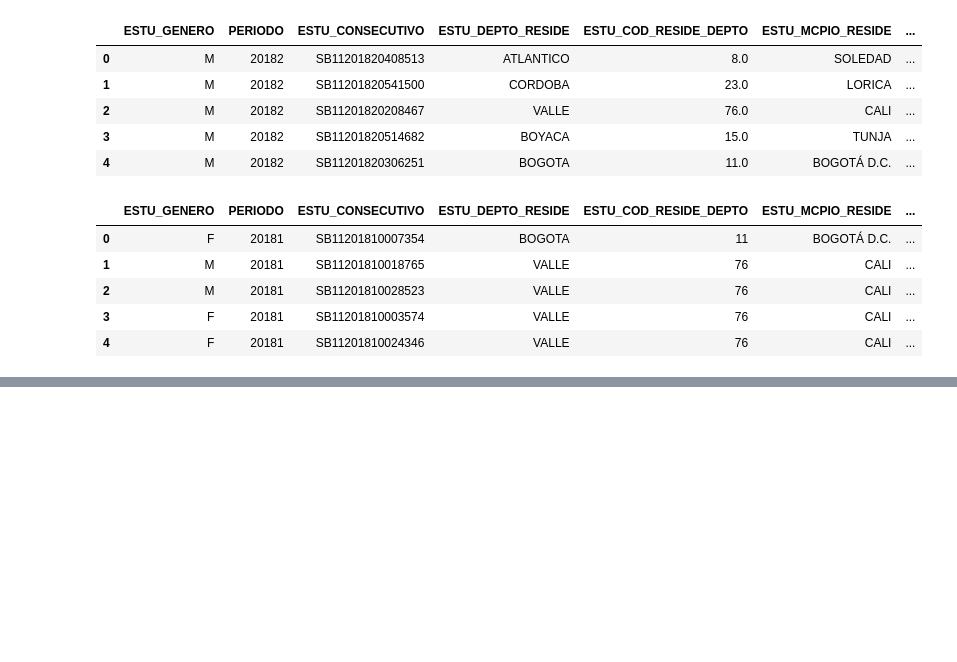
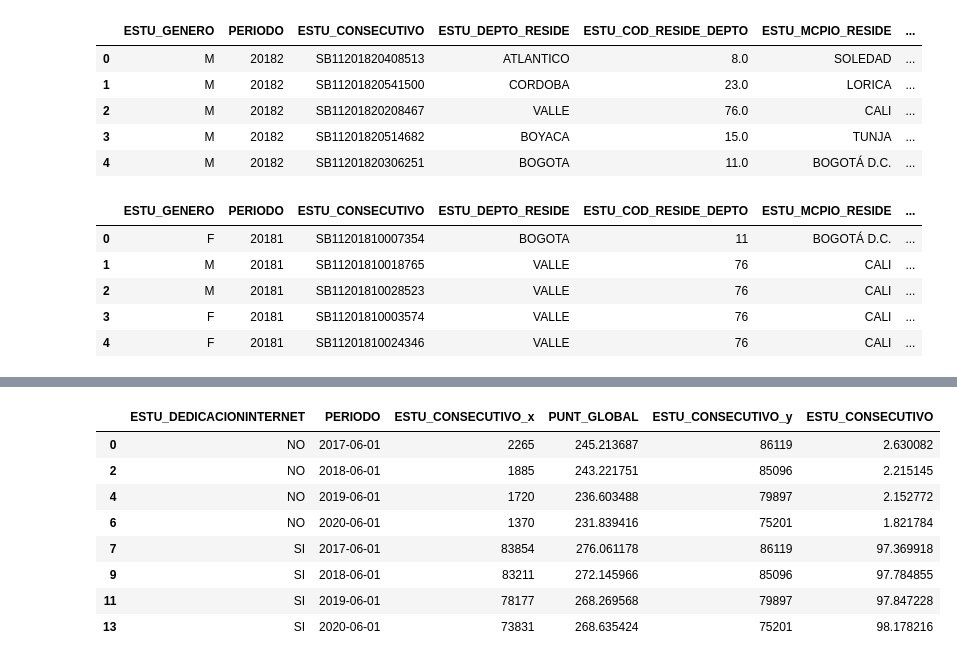
Before and after one commit to Analitica-ACDTIC/DATOS-ICFES, a Jupyter notebook: data-analysis.ipynb, the cells around one changed output, grey strips where cells are left out. Saved outputs shown, nothing was run; the diff lists cells and outputs as text; code cells hidden in the pictures; blank space fills up the shorter version.

```diff
--- a/data-analysis.ipynb
+++ b/data-analysis.ipynb
@@ -220,0 +270,2 @@ df_merged
+# %%
+df_d_internet = df_d_internet.loc[df_d_internet['ESTU_DEDICACIONINTERNET']!='NR']
@@ -220,0 +283,23 @@ df_merged
+# %%
+df_d_internet = pd.merge(df_d_internet, df_d_internet.groupby('PERIODO').sum()['ESTU_CONSECUTIVO'].reset_index(), on='PERIODO', how='left')
+# %%
+df_d_internet['ESTU_CONSECUTIVO'] = df_d_internet['ESTU_CONSECUTIVO_x']/df_d_internet['ESTU_CONSECUTIVO_y']*100
+# %%
+df_d_internet_s2 = df_d_internet.loc[df_d_internet['PERIODO'].isin([
+    datetime(2020,6,1),
+    datetime(2019,6,1),
+    datetime(2018,6,1),
+    datetime(2017,6,1)
+])]
+# %%
+df_d_internet_s2
+# %% [output]
+|  | ESTU_DEDICACIONINTERNET | PERIODO | ESTU_CONSECUTIVO_x | PUNT_GLOBAL | ESTU_CONSECUTIVO_y | ESTU_CONSECUTIVO |
+| 0 | NO | 2017-06-01 | 2265 | 245.213687 | 86119 | 2.630082 |
+| 2 | NO | 2018-06-01 | 1885 | 243.221751 | 85096 | 2.215145 |
+| 4 | NO | 2019-06-01 | 1720 | 236.603488 | 79897 | 2.152772 |
+| 6 | NO | 2020-06-01 | 1370 | 231.839416 | 75201 | 1.821784 |
+| 7 | SI | 2017-06-01 | 83854 | 276.061178 | 86119 | 97.369918 |
+| 9 | SI | 2018-06-01 | 83211 | 272.145966 | 85096 | 97.784855 |
+| 11 | SI | 2019-06-01 | 78177 | 268.269568 | 79897 | 97.847228 |
+| 13 | SI | 2020-06-01 | 73831 | 268.635424 | 75201 | 98.178216 |
```
Also changed, not shown: parts of 24 cells of this notebook, 1 other file.
